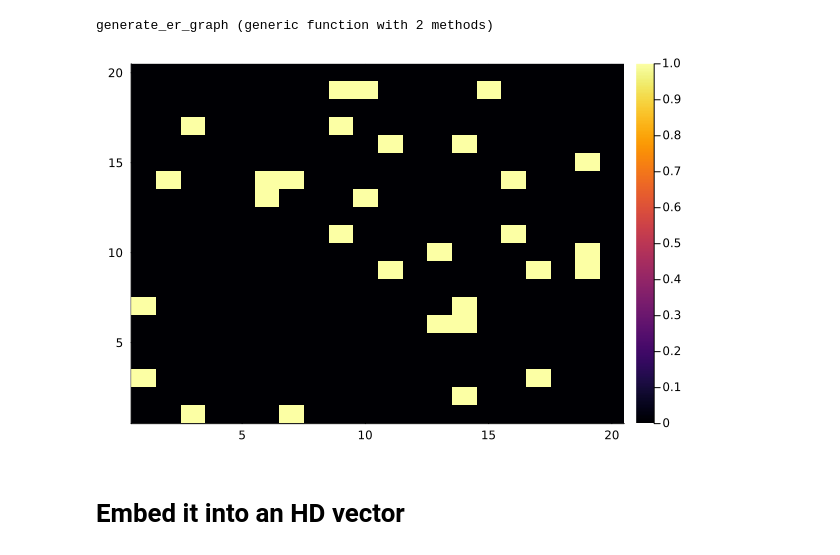
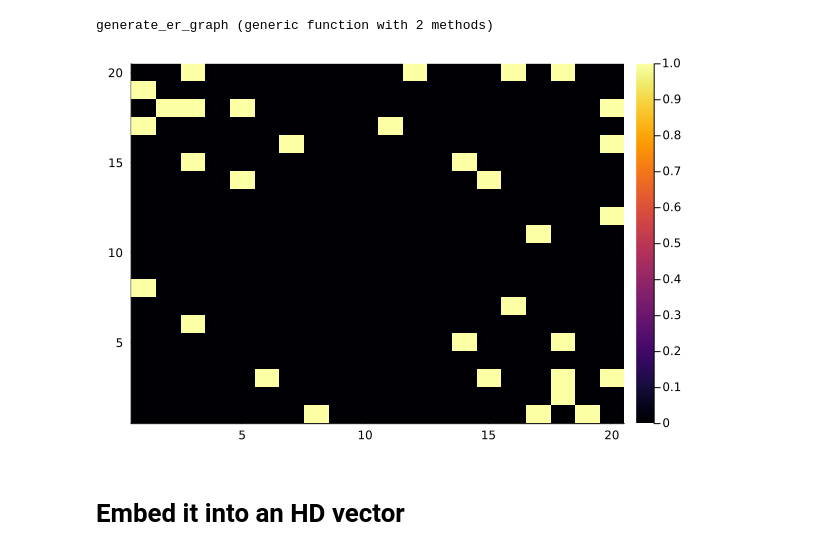
Before and after one commit to wilkieolin/phasor_julia, a Jupyter notebook: graph_demo.ipynb, the cells around one changed output. Drawn from its saved outputs; the diff is of its cells as text; code cells hidden in the pictures.

Commit message:
adding graph functions in file

```diff
--- a/graph_demo.ipynb
+++ b/graph_demo.ipynb
@@ -17,2 +19,4 @@ using QuadGK
 # %% [markdown]
 # Construct a random graph
+# %%
+rng = Xoshiro(42)
@@ -19,6 +25,6 @@ using QuadGK
 # %%
-function generate_er_graph(n::Int, p::Real, self_loops::Bool = false)
-    adj = rand(Float64, (n, n)) .< p
+function generate_er_graph(n::Int, p::Real, rng::AbstractRNG, self_loops::Bool = false)
+    adj = rand(rng, Float64, (n, n)) .< p
     #make undirected
     adj = triu(adj)
     adj =  (adj .+ adj') .> 0
@@ -35,10 +41,10 @@ end
 # %% [output]
 generate_er_graph (generic function with 2 methods)
 # %%
-g1 = generate_er_graph(20, 0.1)
+g1 = generate_er_graph(20, 0.1, rng)
 heatmap(g1)
 # %% [output]
-[figure, old version]
+[figure, new version]
 # %% [markdown]
 # Embed it into an HD vector
 # %%
```
Also changed, not shown: parts of 36 cells of this notebook, 1 other file.
